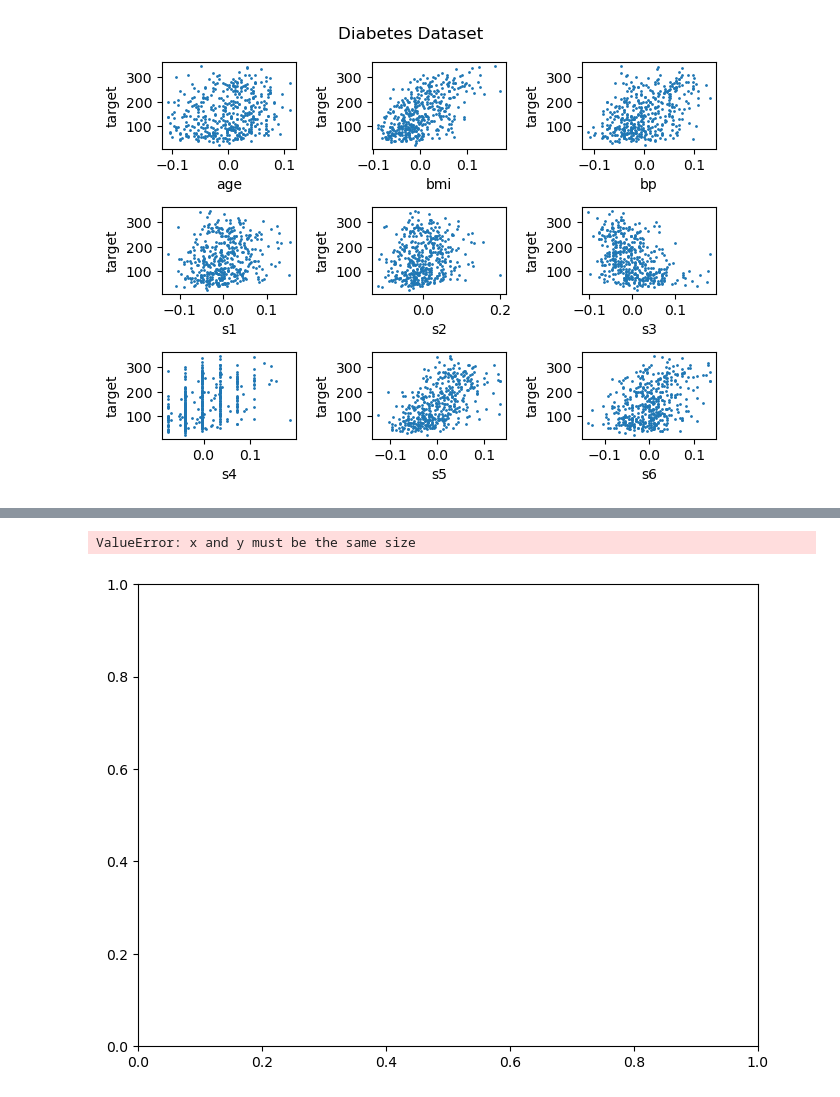
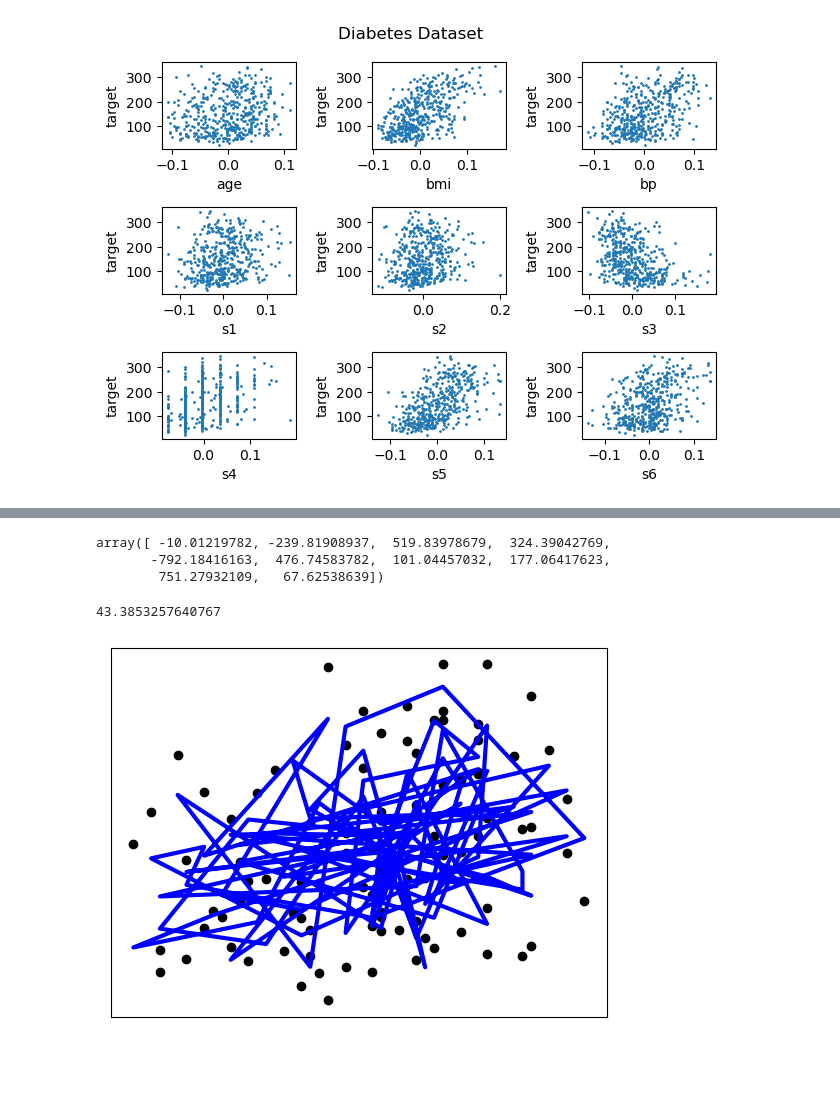
Before and after one commit to arianaira/ML-Course, a Jupyter notebook: linearRegression-diabetes.ipynb, the cells around one changed output, grey strips where cells are left out. Drawn from its saved outputs; the diff is of its cells as text; code cells hidden in the pictures; blank space fills up the shorter version.

```diff
--- a/linearRegression-diabetes.ipynb
+++ b/linearRegression-diabetes.ipynb
@@ -94,11 +153,0 @@ calc_mae(y_pred, y_test)
-# %%
-y_pred_line = predict(X, weights, bias)
-cmap = plt.get_cmap('viridis')
-fig = plt.figure(figsize=(8,6))
-m1 = plt.scatter(X_train, y_train, color=cmap(0.9), s=10)
-m2 = plt.scatter(X_test, y_test, color=cmap(0.5), s=10)
-plt.plot(X, y_pred_line, color='black', linewidth=2, label='Prediction')
-plt.show()
-# %% [output]
-ValueError: x and y must be the same size
-[figure, removed]
@@ -104,0 +156,9 @@ ValueError: x and y must be the same size
+# %%
+reg = LinearRegression().fit(X_train, y_train)
+reg.coef_
+# %% [output]
+array([ -10.01219782, -239.81908937,  519.83978679,  324.39042769,
+       -792.18416163,  476.74583782,  101.04457032,  177.06417623,
+        751.27932109,   67.62538639])
+# %%
+y_pred_sklearn = reg.predict(X_test)
@@ -104,0 +167,14 @@ ValueError: x and y must be the same size
+# %%
+mean_absolute_error(y_pred_sklearn, y_test)
+# %% [output]
+43.3853257640767
+# %%
+plt.scatter(X_test[:,0], y_test, color="black")
+plt.plot(X_test[:,0], y_pred_sklearn, color="blue", linewidth=3)
+
+plt.xticks(())
+plt.yticks(())
+
+plt.show()
+# %% [output]
+[figure, added]
```
Also changed, not shown: parts of 17 cells of this notebook.
